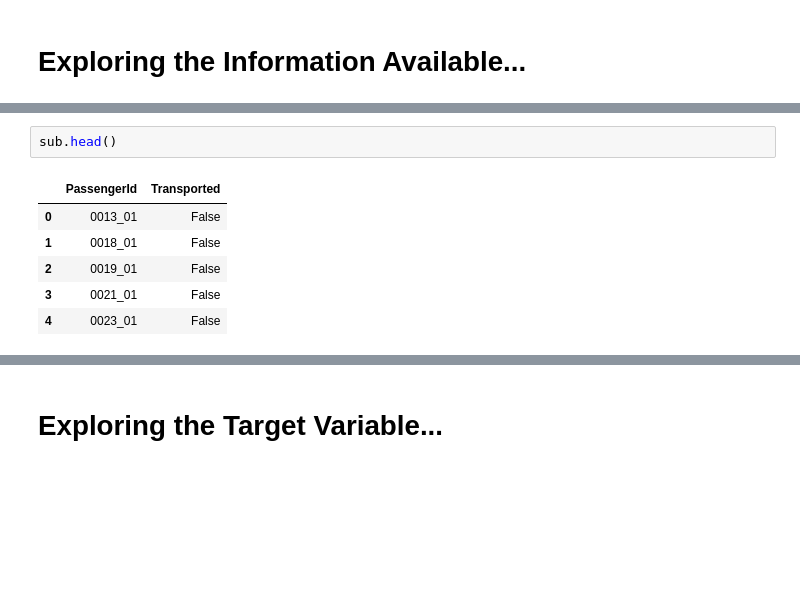
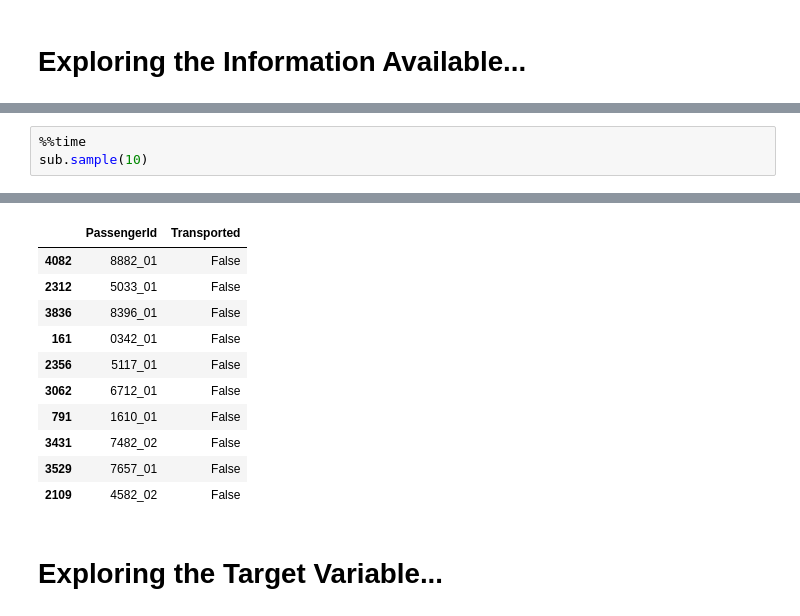
Before and after one commit to cviejom/Spaceship-Titanic, a Jupyter notebook: spaceship-my-starter-model.ipynb, the cells around one changed output, grey strips where cells are left out. Drawn from its saved outputs; the diff is of its cells as text; blank space fills up the shorter version.

```diff
--- a/spaceship-my-starter-model.ipynb
+++ b/spaceship-my-starter-model.ipynb
@@ -242,9 +256,4 @@ dtype: int64
-# %%
-sub.head()
-# %% [output]
-|  | PassengerId | Transported |
-| 0 | 0013_01 | False |
-| 1 | 0018_01 | False |
-| 2 | 0019_01 | False |
-| 3 | 0021_01 | False |
-| 4 | 0023_01 | False |
+# %%
+%%time
+sub.sample(10)
+# %% [output]
@@ -251,3 +262,14 @@ sub.head()
+|  | PassengerId | Transported |
+| 4082 | 8882_01 | False |
+| 2312 | 5033_01 | False |
+| 3836 | 8396_01 | False |
+| 161 | 0342_01 | False |
+| 2356 | 5117_01 | False |
+| 3062 | 6712_01 | False |
+| 791 | 1610_01 | False |
+| 3431 | 7482_02 | False |
+| 3529 | 7657_01 | False |
+| 2109 | 4582_02 | False |
 # %% [markdown]
 # Exploring the Target Variable...
 # %%
```
Also changed, not shown: parts of 91 cells of this notebook.
